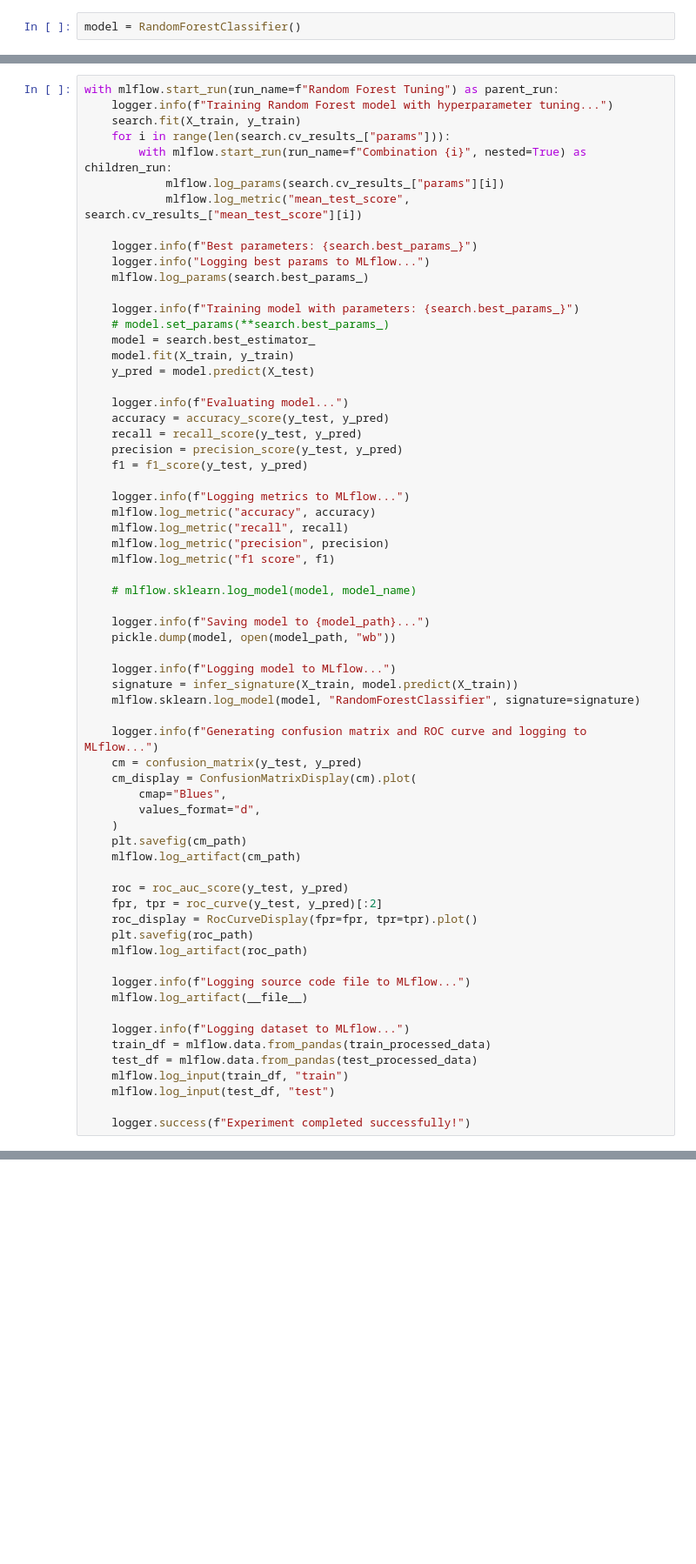
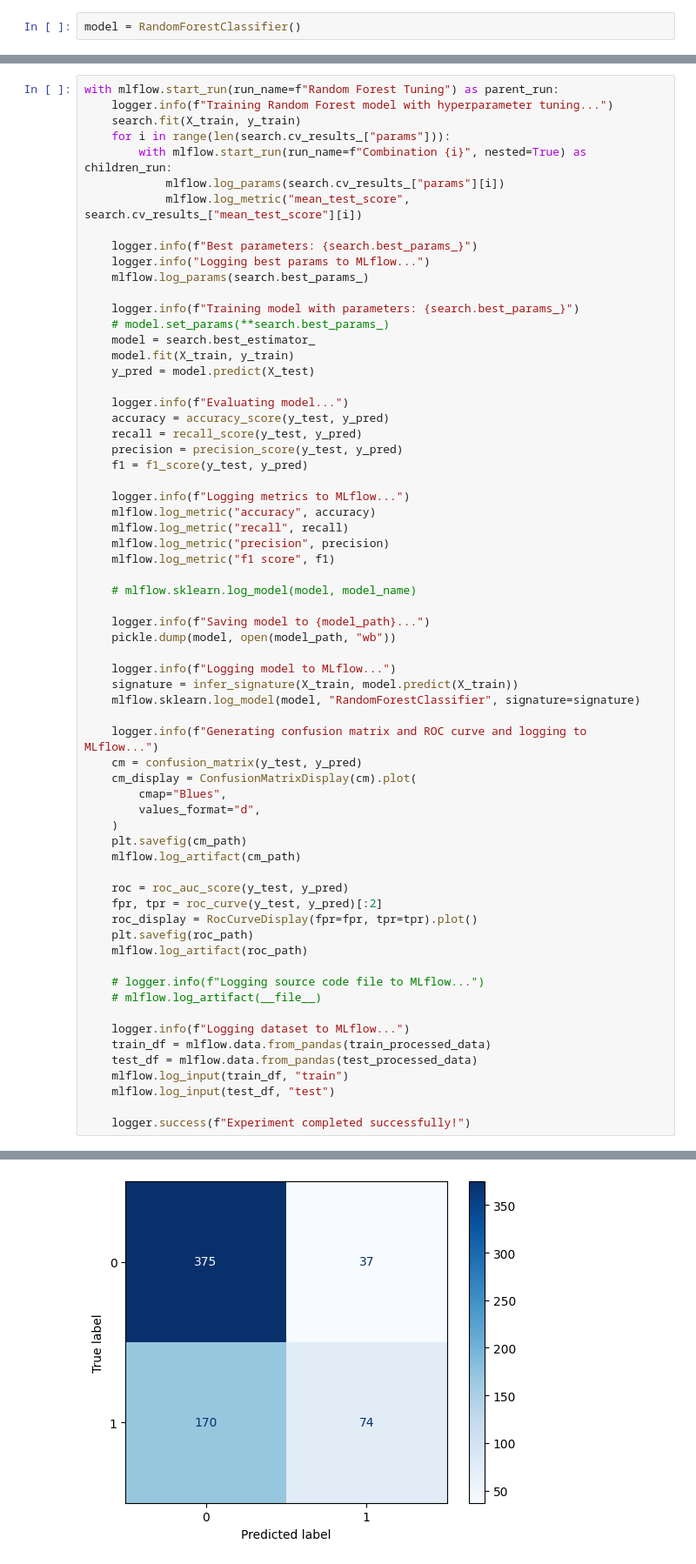
Before and after one commit to minhquana1906/water_potability_prediction, a Jupyter notebook: notebooks/experiment.ipynb, the cells around one changed output, grey strips where cells are left out. Shown at 87% size. Drawn from its saved outputs; the diff is of its cells as text; blank space fills up the shorter version.

```diff
--- a/notebooks/experiment.ipynb
+++ b/notebooks/experiment.ipynb
@@ -129,8 +136,8 @@ with mlflow.start_run(run_name=f"Random Forest Tuning") as parent_run:
     plt.savefig(roc_path)
     mlflow.log_artifact(roc_path)
 
-    logger.info(f"Logging source code file to MLflow...")
-    mlflow.log_artifact(__file__)
+    # logger.info(f"Logging source code file to MLflow...")
+    # mlflow.log_artifact(__file__)
 
     logger.info(f"Logging dataset to MLflow...")
     train_df = mlflow.data.from_pandas(train_processed_data)
@@ -139,3 +146,4 @@ with mlflow.start_run(run_name=f"Random Forest Tuning") as parent_run:
     mlflow.log_input(test_df, "test")
 
     logger.success(f"Experiment completed successfully!")
+# %% [output]
@@ -141,0 +171 @@ with mlflow.start_run(run_name=f"Random Forest Tuning") as parent_run:
+[figure, added]
```
Also changed, not shown: parts of 3 cells of this notebook, 55 other files.
